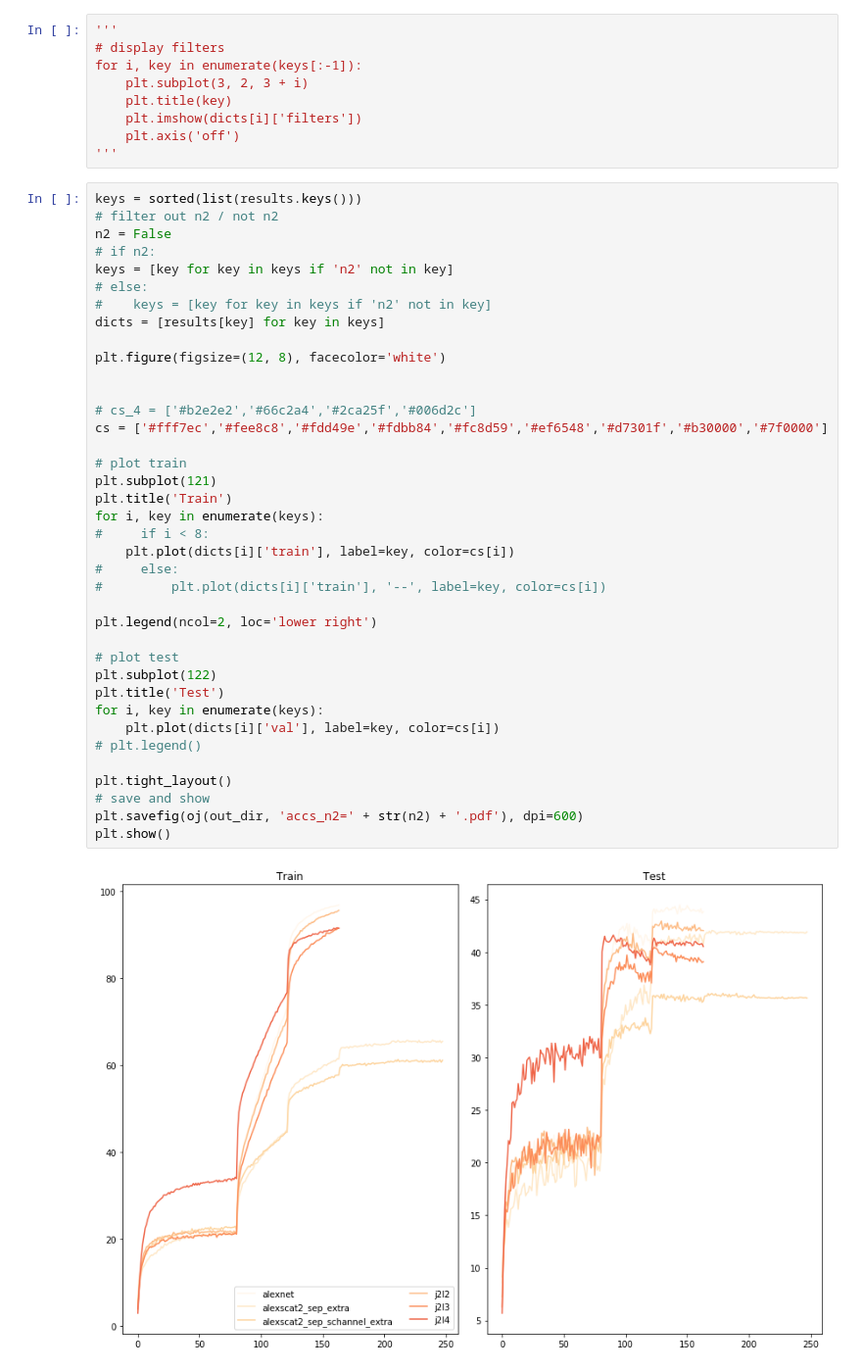
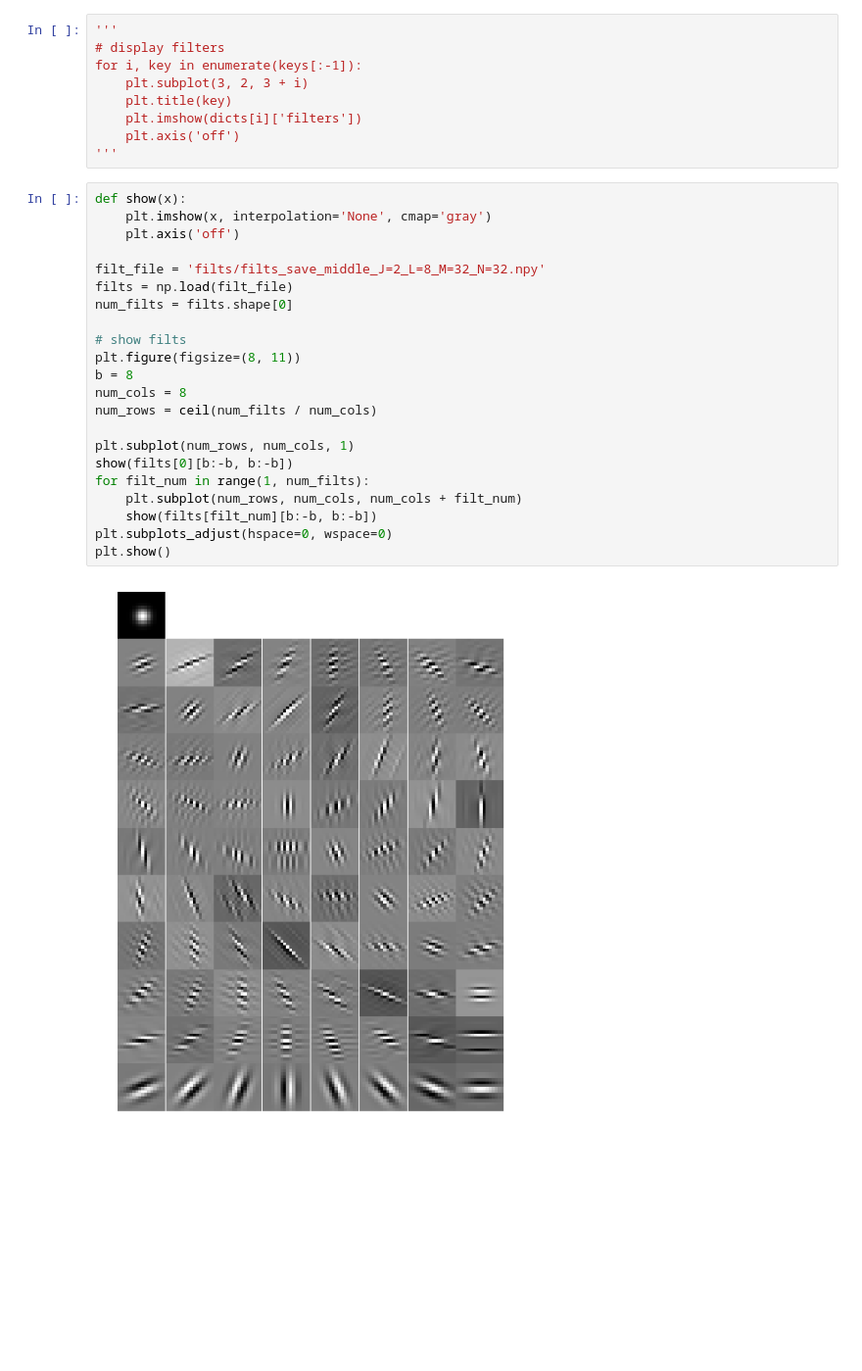
Before and after one commit to csinva/scattering-transform-experiments, a Jupyter notebook: visualize/summarize_logs.ipynb, the cells around one changed output. Shown at 98% size. Saved outputs shown, nothing was run; the diff lists cells and outputs as text; blank space fills up the shorter version.

Commit message:
look at scat filts

```diff
--- a/visualize/summarize_logs.ipynb
+++ b/visualize/summarize_logs.ipynb
@@ -120,43 +127,27 @@ for i, key in enumerate(keys[:-1]):
     plt.imshow(dicts[i]['filters'])
     plt.axis('off')
 '''
-# %%
-keys = sorted(list(results.keys()))
-# filter out n2 / not n2
-n2 = False
-# if n2:
-keys = [key for key in keys if 'n2' not in key]
-# else:
-#    keys = [key for key in keys if 'n2' not in key]
-dicts = [results[key] for key in keys]
-
-plt.figure(figsize=(12, 8), facecolor='white')
-
-
-# cs_4 = ['#b2e2e2','#66c2a4','#2ca25f','#006d2c']
-cs = ['#fff7ec','#fee8c8','#fdd49e','#fdbb84','#fc8d59','#ef6548','#d7301f','#b30000','#7f0000']
-
-# plot train
-plt.subplot(121)
-plt.title('Train')
-for i, key in enumerate(keys):
-#     if i < 8:
-    plt.plot(dicts[i]['train'], label=key, color=cs[i])
-#     else:
-#         plt.plot(dicts[i]['train'], '--', label=key, color=cs[i])
-
-plt.legend(ncol=2, loc='lower right')
-
-# plot test
-plt.subplot(122)
-plt.title('Test')
-for i, key in enumerate(keys):
-    plt.plot(dicts[i]['val'], label=key, color=cs[i])
-# plt.legend()
-
-plt.tight_layout()
-# save and show
-plt.savefig(oj(out_dir, 'accs_n2=' + str(n2) + '.pdf'), dpi=600)
-plt.show()
-# %% [output]
-[figure, removed]
+# %%
+def show(x):
+    plt.imshow(x, interpolation='None', cmap='gray')
+    plt.axis('off')
+
+filt_file = 'filts/filts_save_middle_J=2_L=8_M=32_N=32.npy'
+filts = np.load(filt_file)
+num_filts = filts.shape[0]
+
+# show filts
+plt.figure(figsize=(8, 11))
+b = 8
+num_cols = 8
+num_rows = ceil(num_filts / num_cols)
+
+plt.subplot(num_rows, num_cols, 1)
+show(filts[0][b:-b, b:-b])
+for filt_num in range(1, num_filts):
+    plt.subplot(num_rows, num_cols, num_cols + filt_num)
+    show(filts[filt_num][b:-b, b:-b])
+plt.subplots_adjust(hspace=0, wspace=0)
+plt.show()
+# %% [output]
+[figure, added]
```
Also changed, not shown: parts of 3 cells of this notebook, 4 other files.
